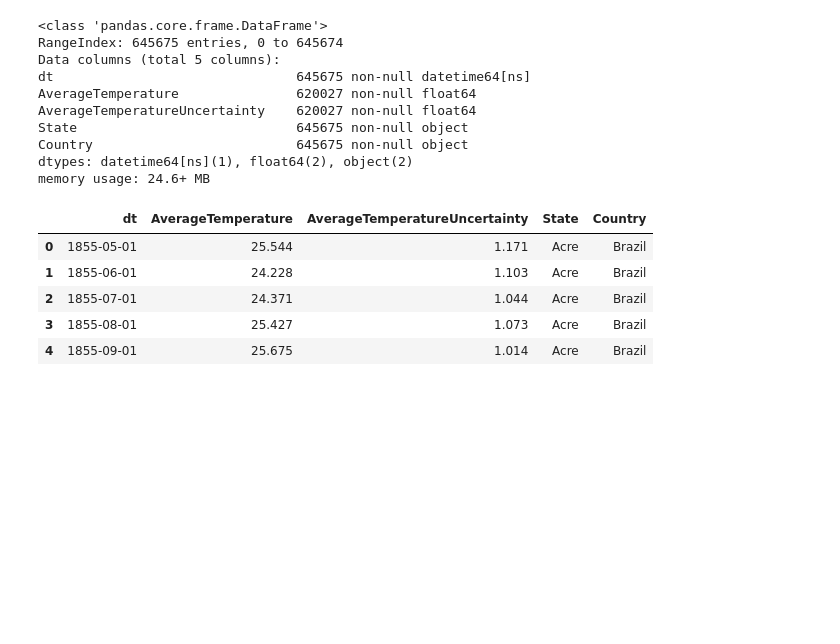
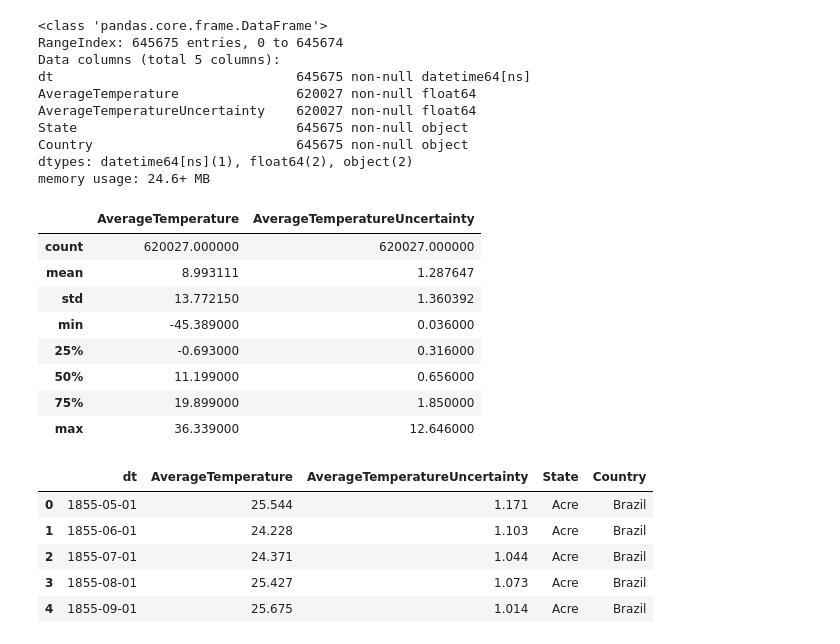
Before and after one commit to spm7/Global-Warming-Trends-in-the-US, a Jupyter notebook: US Warming Trends.ipynb, the cells around one changed output. Saved outputs shown, nothing was run; the diff lists cells and outputs as text; code cells hidden in the pictures; blank space fills up the shorter version.

```diff
--- a/US Warming Trends.ipynb
+++ b/US Warming Trends.ipynb
@@ -20,6 +20,18 @@ State                            645675 non-null object
 Country                          645675 non-null object
 dtypes: datetime64[ns](1), float64(2), object(2)
 memory usage: 24.6+ MB
+# %%
+temp_state.describe()
+# %% [output]
+|  | AverageTemperature | AverageTemperatureUncertainty |
+| count | 620027.000000 | 620027.000000 |
+| mean | 8.993111 | 1.287647 |
+| std | 13.772150 | 1.360392 |
+| min | -45.389000 | 0.036000 |
+| 25% | -0.693000 | 0.316000 |
+| 50% | 11.199000 | 0.656000 |
+| 75% | 19.899000 | 1.850000 |
+| max | 36.339000 | 12.646000 |
 # %%
 temp_state.head()
 # %% [output]
```
Also changed, not shown: parts of 36 cells of this notebook.
